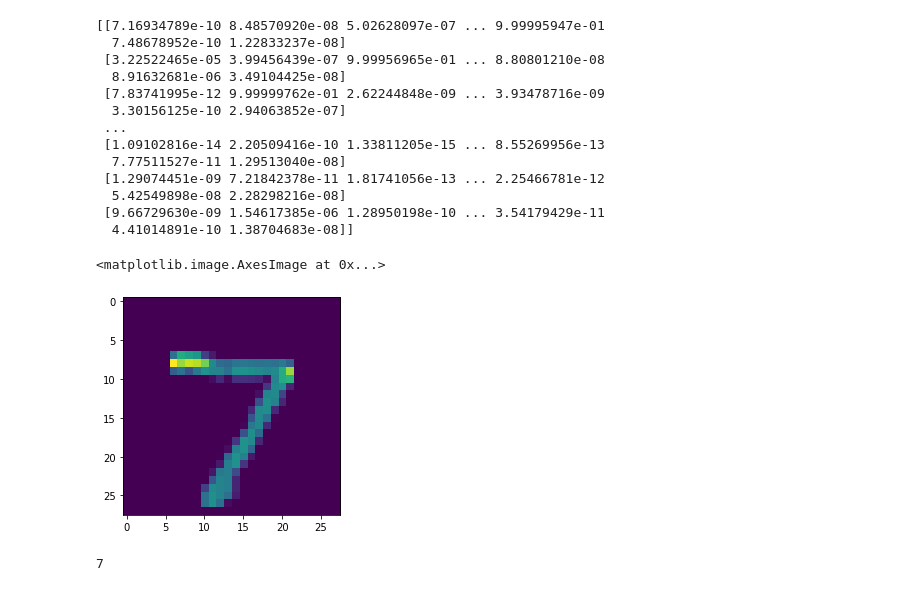
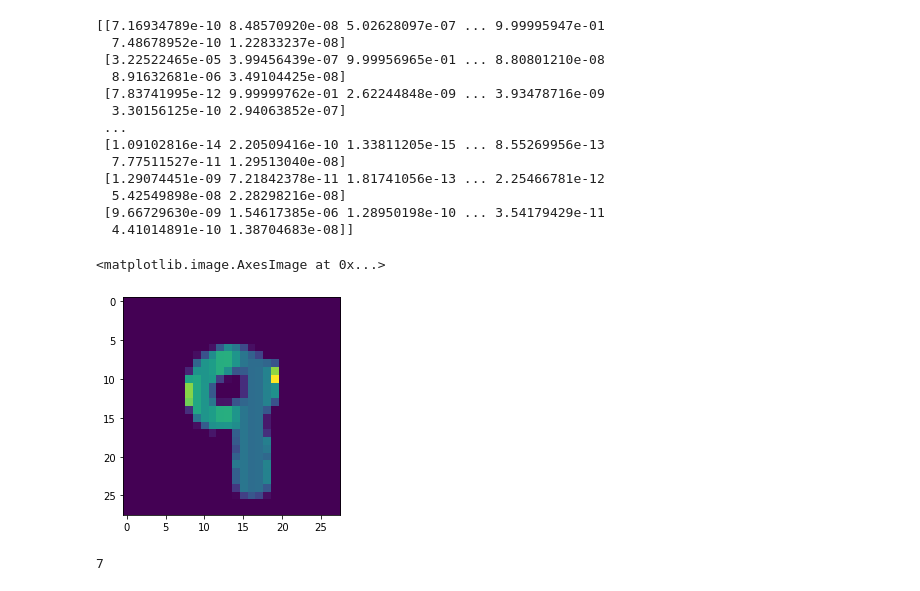
Before and after one commit to zulkarnaenfhr/CNN-Handwritten-Digit-Classification, a Jupyter notebook: CNN_HandWritten_Digit_Classification.ipynb, the cells around one changed output. Saved outputs shown, nothing was run; the diff lists cells and outputs as text; code cells hidden in the pictures.

```diff
--- a/CNN_HandWritten_Digit_Classification.ipynb
+++ b/CNN_HandWritten_Digit_Classification.ipynb
@@ -217,10 +217,10 @@ print(predictions)
  [9.66729630e-09 1.54617385e-06 1.28950198e-10 ... 3.54179429e-11
   4.41014891e-10 1.38704683e-08]]
 # %%
-plt.imshow(x_test[0])
+plt.imshow(x_test[214])
 # %% [output]
 <matplotlib.image.AxesImage at 0x...>
-[figure, old version]
+[figure, new version]
 # %%
 print(np.argmax(predictions[0]))
 # %% [output]
```
Also changed, not shown: parts of 5 cells of this notebook, 10 other files.
